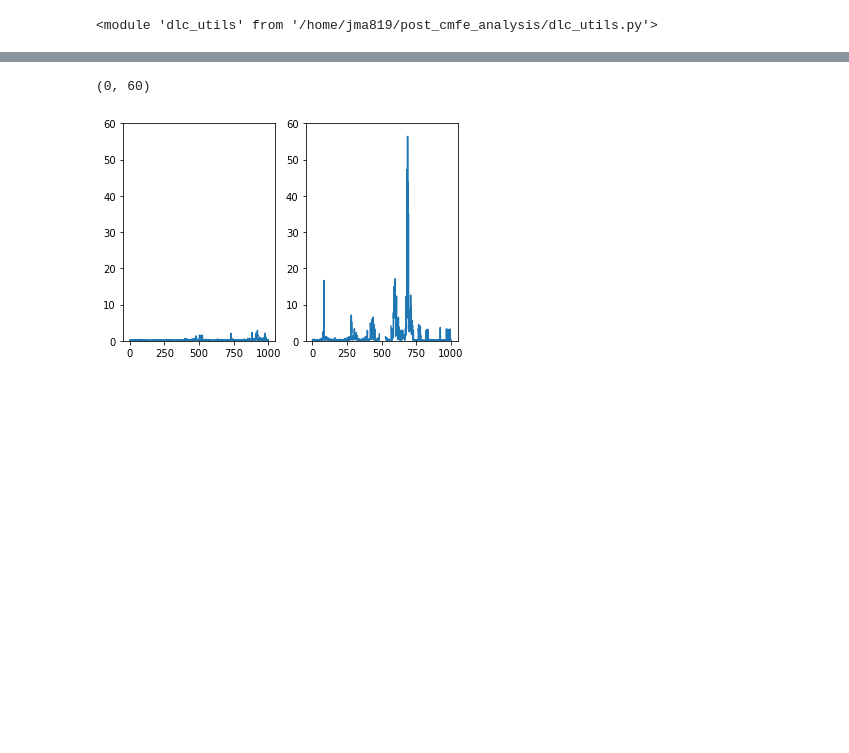
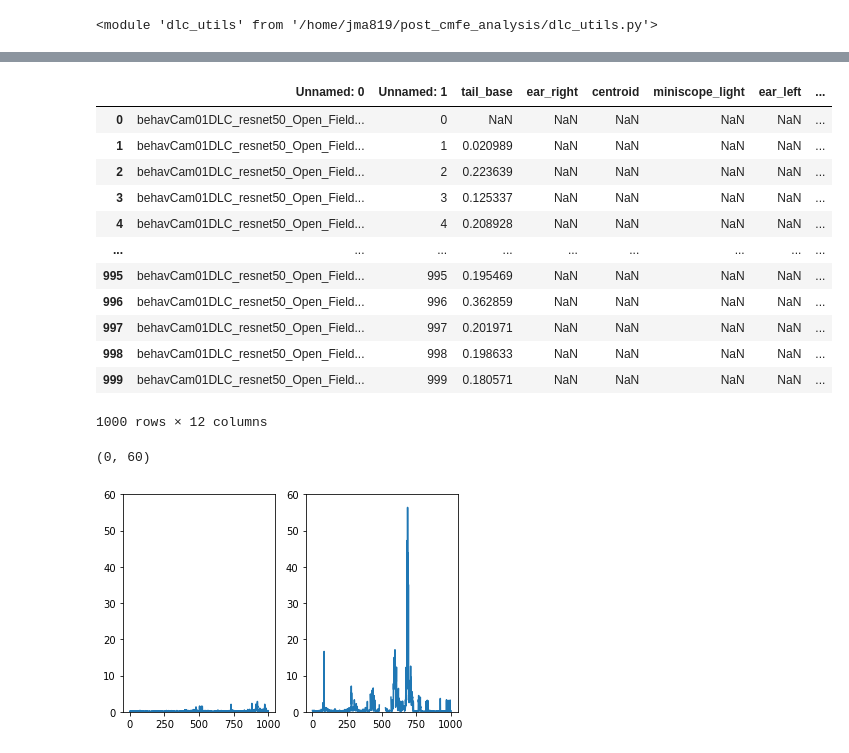
Before and after one commit to marburyvthesea/post_cnmfe_analysis, a Jupyter notebook: dlc_analysis/compile_dlc_output_v2.ipynb, the cells around one changed output, grey strips where cells are left out. Saved outputs shown, nothing was run; the diff lists cells and outputs as text; code cells hidden in the pictures; blank space fills up the shorter version.

```diff
--- a/dlc_analysis/compile_dlc_output_v2.ipynb
+++ b/dlc_analysis/compile_dlc_output_v2.ipynb
@@ -265,3 +336,19 @@ plt.plot(interpolated['tail_base'])
+# %%
+session_compiled.loc[session_compiled['Unnamed: 0']=='behavCam01DLC_resnet50_Open_Field_v2Jan27shuffle1_150000.h5']
+# %% [output]
+|  | Unnamed: 0 | Unnamed: 1 | tail_base | ear_right | centroid | miniscope_light | ear_left | ... |
+| 0 | behavCam01DLC_resnet50_Open_Field... | 0 | NaN | NaN | NaN | NaN | NaN | ... |
+| 1 | behavCam01DLC_resnet50_Open_Field... | 1 | 0.020989 | NaN | NaN | NaN | NaN | ... |
+| 2 | behavCam01DLC_resnet50_Open_Field... | 2 | 0.223639 | NaN | NaN | NaN | NaN | ... |
+| 3 | behavCam01DLC_resnet50_Open_Field... | 3 | 0.125337 | NaN | NaN | NaN | NaN | ... |
+| 4 | behavCam01DLC_resnet50_Open_Field... | 4 | 0.208928 | NaN | NaN | NaN | NaN | ... |
+| ... | ... | ... | ... | ... | ... | ... | ... | ... |
+| 995 | behavCam01DLC_resnet50_Open_Field... | 995 | 0.195469 | NaN | NaN | NaN | NaN | ... |
+| 996 | behavCam01DLC_resnet50_Open_Field... | 996 | 0.362859 | NaN | NaN | NaN | NaN | ... |
+| 997 | behavCam01DLC_resnet50_Open_Field... | 997 | 0.201971 | NaN | NaN | NaN | NaN | ... |
+| 998 | behavCam01DLC_resnet50_Open_Field... | 998 | 0.198633 | NaN | NaN | NaN | NaN | ... |
+| 999 | behavCam01DLC_resnet50_Open_Field... | 999 | 0.180571 | NaN | NaN | NaN | NaN | ... |
+1000 rows × 12 columns
 # %%
 frames_within_movie = np.linspace(0, 1000, 1000)
 fig, (ax1, ax2) = plt.subplots(1,2)
```
Also changed, not shown: parts of 43 cells of this notebook, 2 other files.
